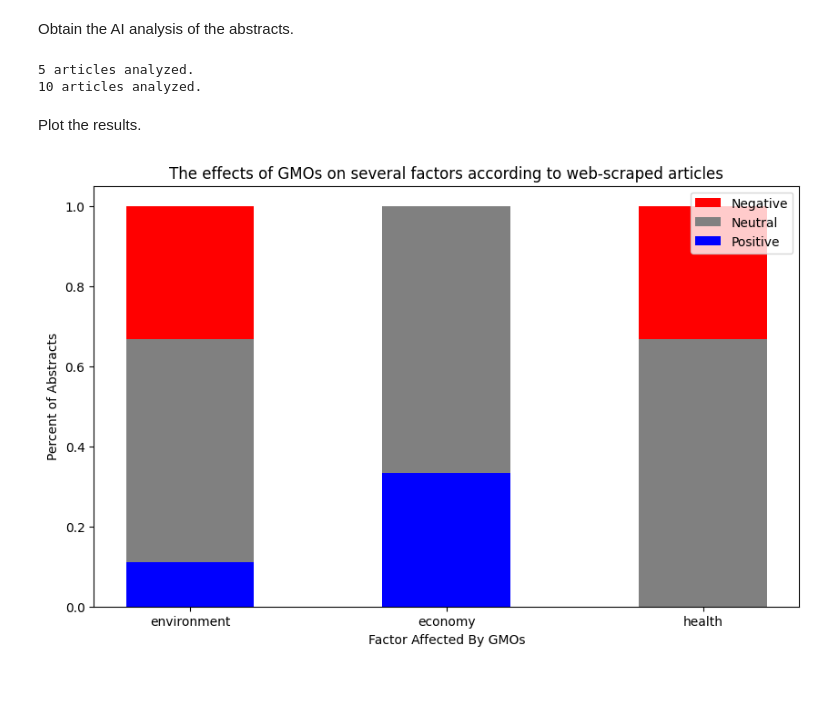
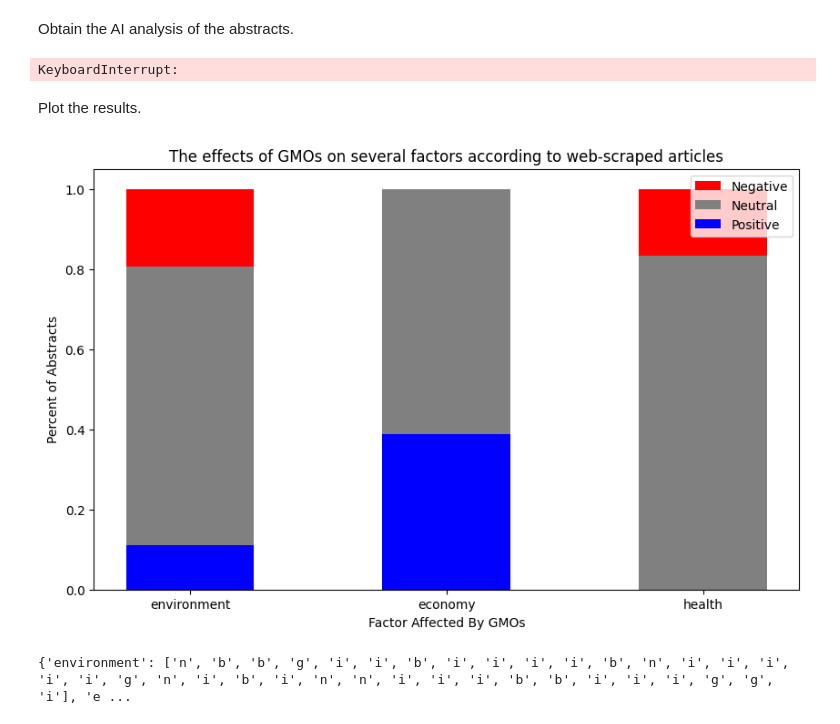
Before and after one commit to vivaansinghvi07/gmo-scientific-consensus, a Jupyter notebook: main.ipynb, the cells around one changed output. Cells and saved outputs as stored; diff of their text form; code cells hidden in the pictures; blank space fills up the shorter version.

Commit message:
graph change

```diff
--- a/main.ipynb
+++ b/main.ipynb
@@ -60,7 +60,7 @@ Obtain the AI analysis of the abstracts.
 # %%
 def analyze_abstract(abstract):
 
-    prompt = """Analyze the text to determine the effects of genetically modified organisms on the environment, the economy, and health. Your output should be in the following format: "environment: <response>, economy: <response>, health: <response>", where <response> can be 'G' for good, 'B' for bad, 'N' for neutral, or 'I' for not enough information."""
+    prompt = """Analyze the text to determine the effects of genetically modified organisms on the environment, the economy, and human health. Your output should be in the following format: "environment: <response>, economy: <response>, health: <response>", where <response> can be 'G' for good, 'B' for bad, 'N' for neutral, or 'I' for not enough information."""
     response = "Unable to fetch the response, Please try again."
 
     # filter bad responses
@@ -99,54 +99,58 @@ with Ellipsis("Analyzing") as loader:
                 continue
             data[topic].append(effect)
 # %% [output]
-5 articles analyzed.
-10 articles analyzed.
+KeyboardInterrupt:
 # %% [markdown]
 Plot the results.
 # %%
 env_cnt = len(data["environment"])
 env_good = data["environment"].count('g') / env_cnt
 env_bad = data["environment"].count('b') / env_cnt
-env_mid = 1 - env_good - env_bad
+env_mid = data["environment"].count('n') / env_cnt
 
 econ_cnt = len(data["economy"])
 econ_good = data["economy"].count('g') / econ_cnt
 econ_bad = data["economy"].count('b') / econ_cnt
-econ_mid = 1 - econ_good - econ_bad
+econ_mid = data["economy"].count('n') / econ_cnt
 
 health_cnt = len(data["health"])
 health_good = data["health"].count('g') / health_cnt
 health_bad = data["health"].count('b') / health_cnt
-health_mid = 1 - health_good - health_bad
+health_mid = data["health"].count('n') / health_cnt
 
 # plot graphs
 stat_count = 3  # health, econ, env
 x_size, y_size = 10, 6
 fig = plt.figure(figsize=(x_size, y_size))
 bar_width = x_size / stat_count / 2
 
 # determines x-axis
 x_axis = np.arange(0, x_size, x_size / stat_count)
 
 # for stacking
 goods = [env_good, econ_good, health_good]
-mids = [env_good+env_mid, econ_good+econ_mid, health_good+health_mid]
-bads = [1, 1, 1]
+mids = [goods[i] + n for i, n in enumerate([env_mid, econ_mid, health_mid])]
+bads = [mids[i] + n for i, n in enumerate([env_bad, econ_bad, health_bad])]
+not_enough = [1, 1, 1]
 
 # plots bars
+plt.bar(x_axis, not_enough, bar_width, color="lightgray", label="Not enough information")
 plt.bar(x_axis, bads, bar_width, color="red", label="Negative")
 plt.bar(x_axis, mids, bar_width, color="gray", label="Neutral")
 plt.bar(x_axis, goods, bar_width, color="blue", label="Positive")
 
 # labels
 plt.xticks(x_axis, data.keys(), fontsize=10)
 plt.xlabel("Factor Affected By GMOs")
 plt.ylabel("Percent of Abstracts")
 plt.title(f"The effects of GMOs on several factors according to web-scraped articles")
 
 # shows figure
 plt.legend(loc="best")
 plt.savefig(f"result.png")
 plt.show()
+
+print(data)
 # %% [output]
-[figure, old version]
+[figure, new version]
+{'environment': ['n', 'b', 'b', 'g', 'i', 'i', 'b', 'i', 'i', 'i', 'i', 'b', 'n', 'i', 'i', 'i', 'i', 'i', 'g', 'n', 'i', 'b', 'i', 'n', 'n', 'i', 'i', 'i', 'b', 'b', 'i', 'i', 'i', 'g', 'g', 'i'], 'e ...
```
